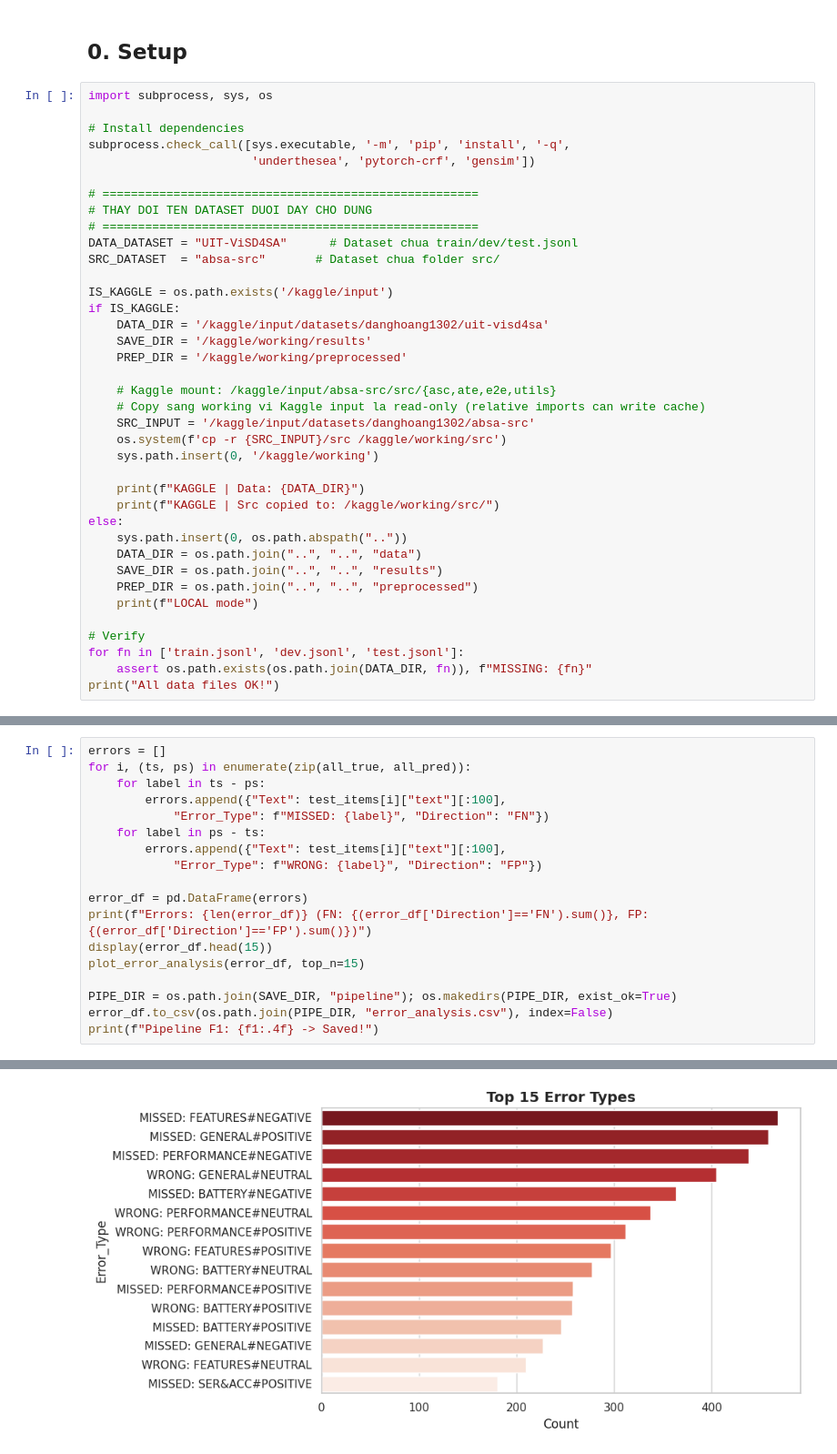
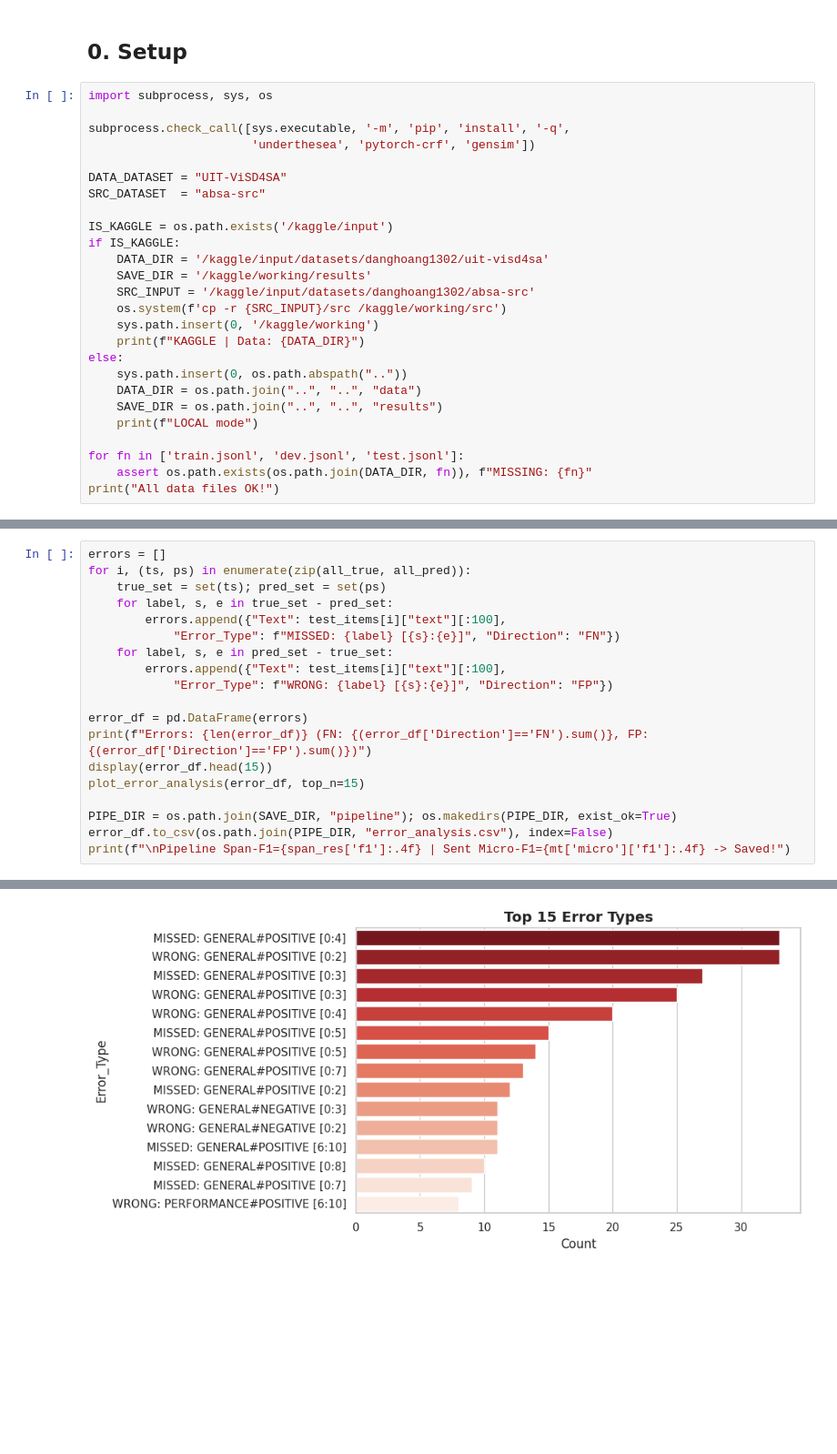
Before and after one commit to HoangHaiDang1302/Vietnamese-Aspect-based-sentiment-analyst-project, a Jupyter notebook: research_pipeline/notebooks/03-joint-kaggle.ipynb, the cells around one changed output, grey strips where cells are left out. Shown at 91% size. Cells and saved outputs as stored; diff of their text form; blank space fills up the shorter version.

Commit message:
feat: initialize research pipeline with E2E baseline datasets, evaluation metrics, and experimental notebooks

```diff
--- a/research_pipeline/notebooks/03-joint-kaggle.ipynb
+++ b/research_pipeline/notebooks/03-joint-kaggle.ipynb
@@ -6,38 +10,26 @@ Can chay NB01 va NB02 truoc de co models.
 # %%
 import subprocess, sys, os
 
-# Install dependencies
 subprocess.check_call([sys.executable, '-m', 'pip', 'install', '-q',
                        'underthesea', 'pytorch-crf', 'gensim'])
 
-# =====================================================
-# THAY DOI TEN DATASET DUOI DAY CHO DUNG
-# =====================================================
-DATA_DATASET = "UIT-ViSD4SA"      # Dataset chua train/dev/test.jsonl
-SRC_DATASET  = "absa-src"       # Dataset chua folder src/
+DATA_DATASET = "UIT-ViSD4SA"
+SRC_DATASET  = "absa-src"
 
 IS_KAGGLE = os.path.exists('/kaggle/input')
 if IS_KAGGLE:
     DATA_DIR = '/kaggle/input/datasets/danghoang1302/uit-visd4sa'
     SAVE_DIR = '/kaggle/working/results'
-    PREP_DIR = '/kaggle/working/preprocessed'
-
-    # Kaggle mount: /kaggle/input/absa-src/src/{asc,ate,e2e,utils}
-    # Copy sang working vi Kaggle input la read-only (relative imports can write cache)
     SRC_INPUT = '/kaggle/input/datasets/danghoang1302/absa-src'
     os.system(f'cp -r {SRC_INPUT}/src /kaggle/working/src')
     sys.path.insert(0, '/kaggle/working')
-
     print(f"KAGGLE | Data: {DATA_DIR}")
-    print(f"KAGGLE | Src copied to: /kaggle/working/src/")
 else:
     sys.path.insert(0, os.path.abspath(".."))
     DATA_DIR = os.path.join("..", "..", "data")
     SAVE_DIR = os.path.join("..", "..", "results")
-    PREP_DIR = os.path.join("..", "..", "preprocessed")
     print(f"LOCAL mode")
 
-# Verify
 for fn in ['train.jsonl', 'dev.jsonl', 'test.jsonl']:
     assert os.path.exists(os.path.join(DATA_DIR, fn)), f"MISSING: {fn}"
 print("All data files OK!")
@@ -167,12 +254,13 @@ PIPELINE RESULTS: P=0.4135 R=0.3793 F1=0.3956
 # %%
 errors = []
 for i, (ts, ps) in enumerate(zip(all_true, all_pred)):
-    for label in ts - ps:
+    true_set = set(ts); pred_set = set(ps)
+    for label, s, e in true_set - pred_set:
         errors.append({"Text": test_items[i]["text"][:100],
-            "Error_Type": f"MISSED: {label}", "Direction": "FN"})
-    for label in ps - ts:
+            "Error_Type": f"MISSED: {label} [{s}:{e}]", "Direction": "FN"})
+    for label, s, e in pred_set - true_set:
         errors.append({"Text": test_items[i]["text"][:100],
-            "Error_Type": f"WRONG: {label}", "Direction": "FP"})
+            "Error_Type": f"WRONG: {label} [{s}:{e}]", "Direction": "FP"})
 
 error_df = pd.DataFrame(errors)
 print(f"Errors: {len(error_df)} (FN: {(error_df['Direction']=='FN').sum()}, FP: {(error_df['Direction']=='FP').sum()})")
@@ -181,5 +269,5 @@ plot_error_analysis(error_df, top_n=15)
 
 PIPE_DIR = os.path.join(SAVE_DIR, "pipeline"); os.makedirs(PIPE_DIR, exist_ok=True)
 error_df.to_csv(os.path.join(PIPE_DIR, "error_analysis.csv"), index=False)
-print(f"Pipeline F1: {f1:.4f} -> Saved!")
+print(f"\nPipeline Span-F1={span_res['f1']:.4f} | Sent Micro-F1={mt['micro']['f1']:.4f} -> Saved!")
 # %% [output]
@@ -203,4 +291,4 @@ Errors: 7476 (FN: 4005, FP: 3471)
 Passing `palette` without assigning `hue` is deprecated and will be removed in v0.14.0. Assign the `y` variable to `hue` and set `legend=False` for the same effect.
 
   sns.barplot(x=error_counts.values, y=error_counts.index, palette='Reds_r', ax=ax)
-[figure, old version]
+[figure, new version]
```
Also changed, not shown: parts of 10 cells of this notebook, 10 other files.
